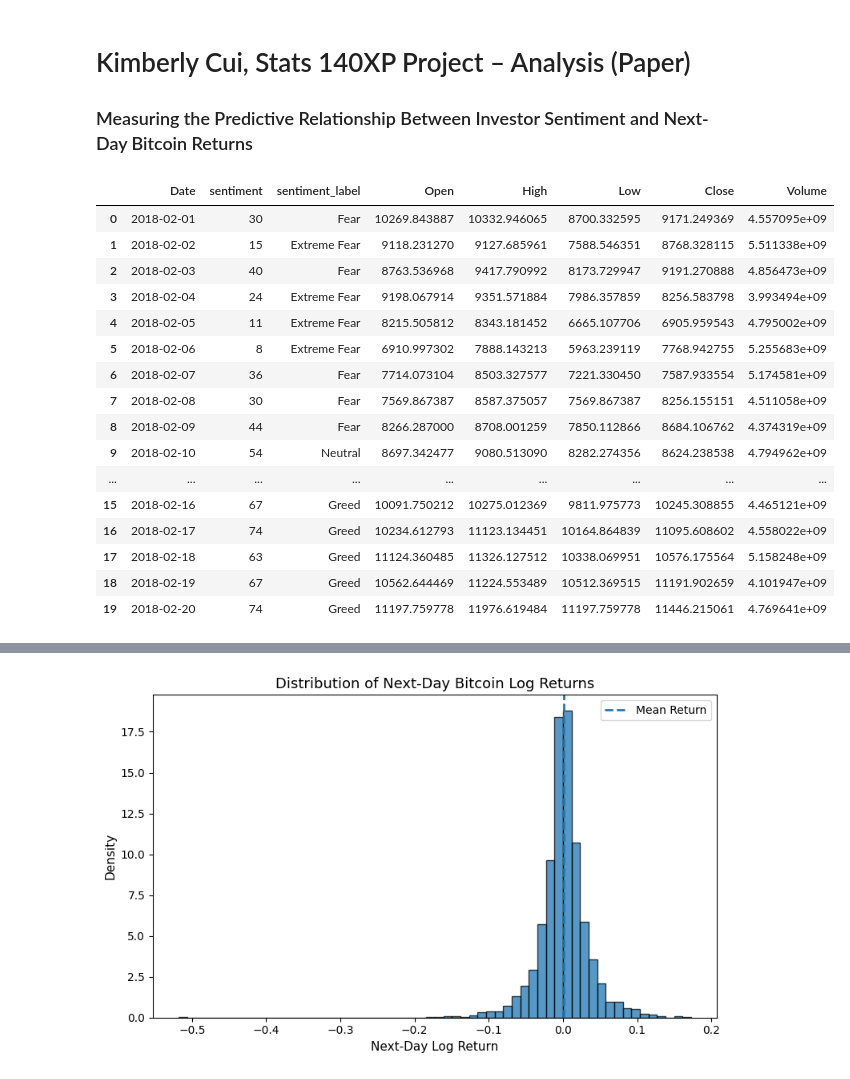
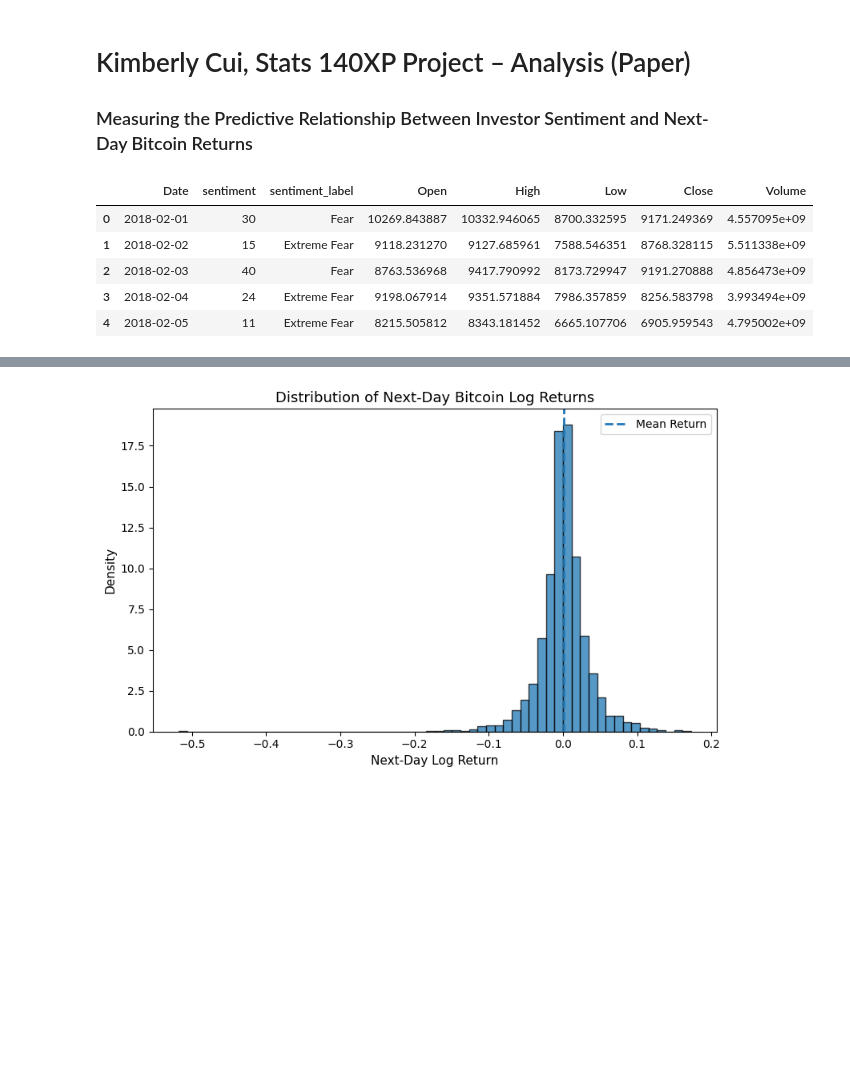
Before and after one commit to kimiicui/btc-sentiment-prediction, a Jupyter notebook: analysis/analysis-paper.ipynb, the cells around one changed output, grey strips where cells are left out. Drawn from its saved outputs; the diff is of its cells as text; code cells hidden in the pictures; blank space fills up the shorter version.

```diff
--- a/analysis/analysis-paper.ipynb
+++ b/analysis/analysis-paper.ipynb
@@ -4,38 +4,27 @@
 # %%
 import pandas as pd
 import numpy as np
 import matplotlib.pyplot as plt
 from matplotlib.collections import LineCollection
 from matplotlib.colors import LinearSegmentedColormap, Normalize
 import matplotlib.dates as mdates
 
 df = pd.read_csv("../data/fnp-btc_data.csv")
 # make sure columns are real!
 df.columns
 
 # make sure dates are real! preparation for time series analysis
 df["Date"] = pd.to_datetime(df["Date"])
 df = df.sort_values("Date")
 
-df.head(20)
+df.head()
 # %% [output]
 |  | Date | sentiment | sentiment_label | Open | High | Low | Close | Volume |
 | 0 | 2018-02-01 | 30 | Fear | 10269.843887 | 10332.946065 | 8700.332595 | 9171.249369 | 4.557095e+09 |
 | 1 | 2018-02-02 | 15 | Extreme Fear | 9118.231270 | 9127.685961 | 7588.546351 | 8768.328115 | 5.511338e+09 |
 | 2 | 2018-02-03 | 40 | Fear | 8763.536968 | 9417.790992 | 8173.729947 | 9191.270888 | 4.856473e+09 |
 | 3 | 2018-02-04 | 24 | Extreme Fear | 9198.067914 | 9351.571884 | 7986.357859 | 8256.583798 | 3.993494e+09 |
 | 4 | 2018-02-05 | 11 | Extreme Fear | 8215.505812 | 8343.181452 | 6665.107706 | 6905.959543 | 4.795002e+09 |
-| 5 | 2018-02-06 | 8 | Extreme Fear | 6910.997302 | 7888.143213 | 5963.239119 | 7768.942755 | 5.255683e+09 |
-| 6 | 2018-02-07 | 36 | Fear | 7714.073104 | 8503.327577 | 7221.330450 | 7587.933554 | 5.174581e+09 |
-| 7 | 2018-02-08 | 30 | Fear | 7569.867387 | 8587.375057 | 7569.867387 | 8256.155151 | 4.511058e+09 |
-| 8 | 2018-02-09 | 44 | Fear | 8266.287000 | 8708.001259 | 7850.112866 | 8684.106762 | 4.374319e+09 |
-| 9 | 2018-02-10 | 54 | Neutral | 8697.342477 | 9080.513090 | 8282.274356 | 8624.238538 | 4.794962e+09 |
-| ... | ... | ... | ... | ... | ... | ... | ... | ... |
-| 15 | 2018-02-16 | 67 | Greed | 10091.750212 | 10275.012369 | 9811.975773 | 10245.308855 | 4.465121e+09 |
-| 16 | 2018-02-17 | 74 | Greed | 10234.612793 | 11123.134451 | 10164.864839 | 11095.608602 | 4.558022e+09 |
-| 17 | 2018-02-18 | 63 | Greed | 11124.360485 | 11326.127512 | 10338.069951 | 10576.175564 | 5.158248e+09 |
-| 18 | 2018-02-19 | 67 | Greed | 10562.644469 | 11224.553489 | 10512.369515 | 11191.902659 | 4.101947e+09 |
-| 19 | 2018-02-20 | 74 | Greed | 11197.759778 | 11976.619484 | 11197.759778 | 11446.215061 | 4.769641e+09 |
 # %%
 # construct log returns (dependent variable)
 # For each day, compute how much the price changes (in log terms) from today to tomorrow.
```
Also changed, not shown: parts of 1 cell of this notebook.
